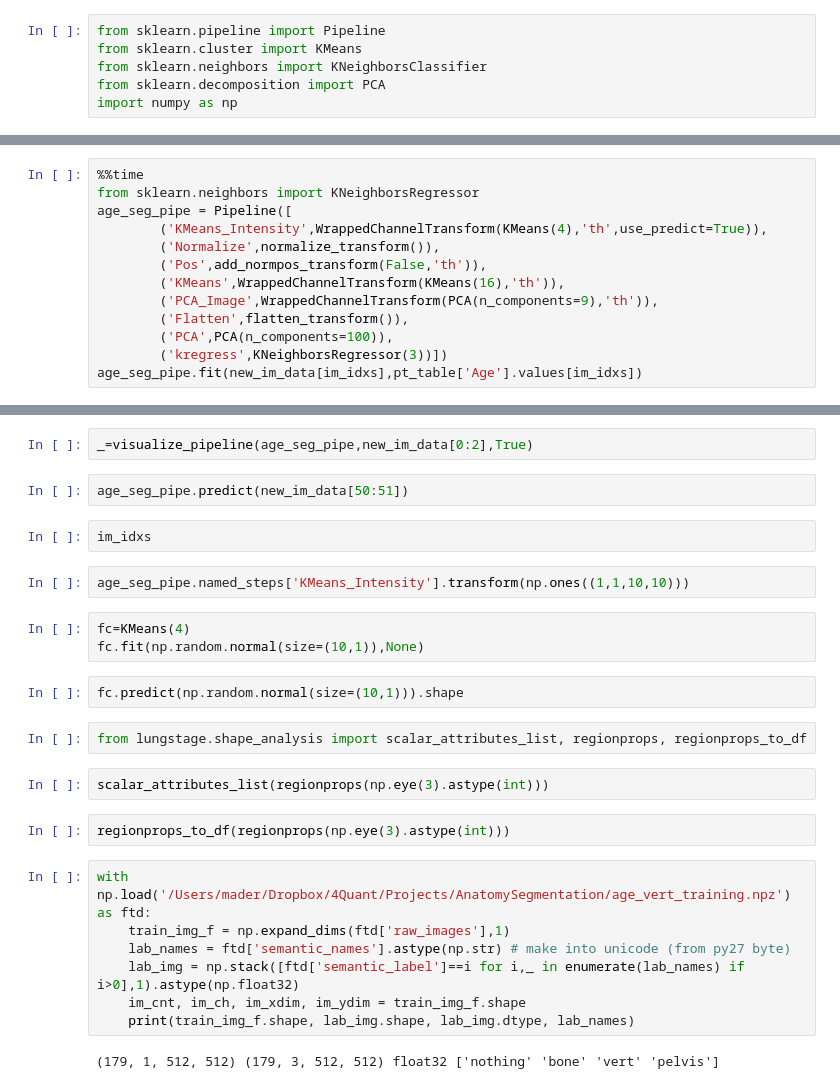
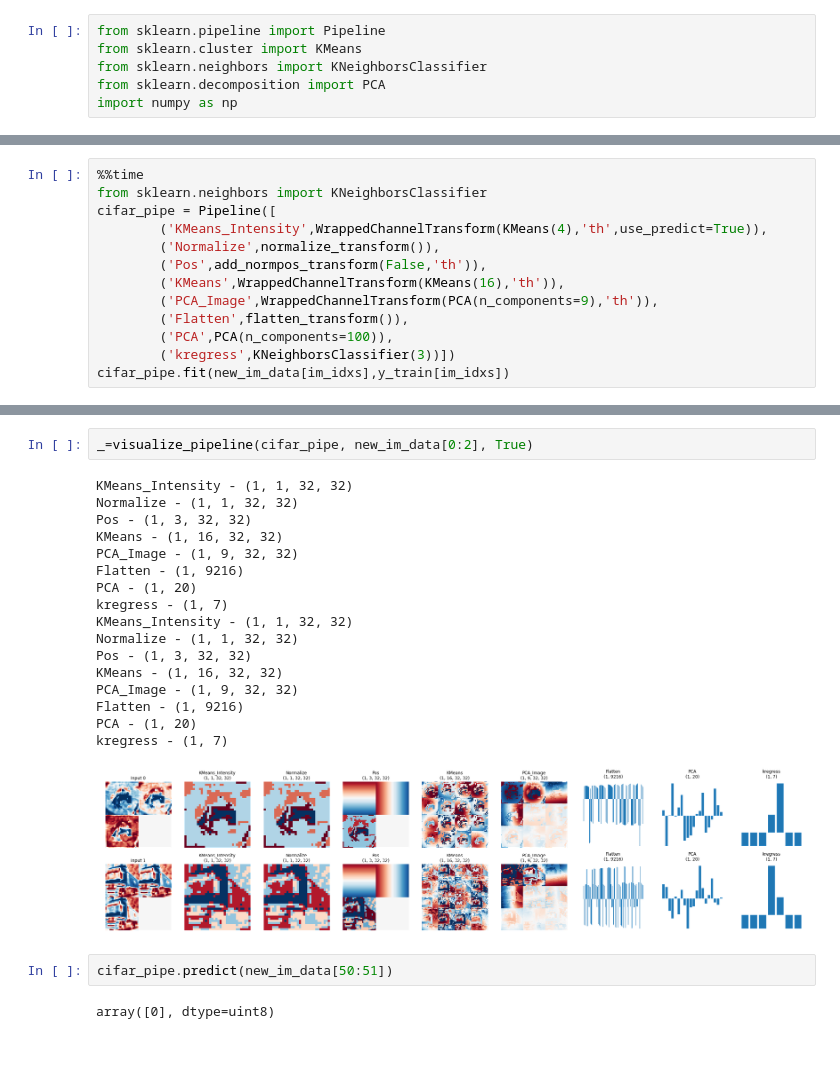
Before and after one commit to 4Quant/pyqae, a Jupyter notebook: notebooks/Pipelines/pyqae demo.ipynb, the cells around one changed output, grey strips where cells are left out. Drawn from its saved outputs; the diff is of its cells as text; blank space fills up the shorter version.

```diff
--- a/notebooks/Pipelines/pyqae demo.ipynb
+++ b/notebooks/Pipelines/pyqae demo.ipynb
@@ -83,7 +88,7 @@ new_im_data.shape
 # %%
 %%time
-from sklearn.neighbors import KNeighborsRegressor
-age_seg_pipe = Pipeline([
+from sklearn.neighbors import KNeighborsClassifier
+cifar_pipe = Pipeline([
         ('KMeans_Intensity',WrappedChannelTransform(KMeans(4),'th',use_predict=True)),
         ('Normalize',normalize_transform()),
         ('Pos',add_normpos_transform(False,'th')),
@@ -91,5 +96,5 @@ age_seg_pipe = Pipeline([
         ('PCA_Image',WrappedChannelTransform(PCA(n_components=9),'th')),
         ('Flatten',flatten_transform()),
         ('PCA',PCA(n_components=100)),
-        ('kregress',KNeighborsRegressor(3))])
-age_seg_pipe.fit(new_im_data[im_idxs],pt_table['Age'].values[im_idxs])
+        ('kregress',KNeighborsClassifier(3))])
+cifar_pipe.fit(new_im_data[im_idxs],y_train[im_idxs])
@@ -96,28 +104,24 @@ age_seg_pipe.fit(new_im_data[im_idxs],pt_table['Age'].values[im_idxs])
 # %%
-_=visualize_pipeline(age_seg_pipe,new_im_data[0:2],True)
+_=visualize_pipeline(cifar_pipe, new_im_data[0:2], True)
+# %% [output]
+KMeans_Intensity - (1, 1, 32, 32)
+Normalize - (1, 1, 32, 32)
+Pos - (1, 3, 32, 32)
+KMeans - (1, 16, 32, 32)
+PCA_Image - (1, 9, 32, 32)
+Flatten - (1, 9216)
+PCA - (1, 20)
+kregress - (1, 7)
+KMeans_Intensity - (1, 1, 32, 32)
+Normalize - (1, 1, 32, 32)
+Pos - (1, 3, 32, 32)
+KMeans - (1, 16, 32, 32)
+PCA_Image - (1, 9, 32, 32)
+Flatten - (1, 9216)
+PCA - (1, 20)
+kregress - (1, 7)
+[figure, added]
 # %%
-age_seg_pipe.predict(new_im_data[50:51])
+cifar_pipe.predict(new_im_data[50:51])
+# %% [output]
+array([0], dtype=uint8)
-# %%
-im_idxs
-# %%
-age_seg_pipe.named_steps['KMeans_Intensity'].transform(np.ones((1,1,10,10)))
-# %%
-fc=KMeans(4)
-fc.fit(np.random.normal(size=(10,1)),None)
-# %%
-fc.predict(np.random.normal(size=(10,1))).shape
-# %%
-from lungstage.shape_analysis import scalar_attributes_list, regionprops, regionprops_to_df
-# %%
-scalar_attributes_list(regionprops(np.eye(3).astype(int)))
-# %%
-regionprops_to_df(regionprops(np.eye(3).astype(int)))
-# %%
-with np.load('/Users/mader/Dropbox/4Quant/Projects/AnatomySegmentation/age_vert_training.npz') as ftd:
-    train_img_f = np.expand_dims(ftd['raw_images'],1)
-    lab_names = ftd['semantic_names'].astype(np.str) # make into unicode (from py27 byte)
-    lab_img = np.stack([ftd['semantic_label']==i for i,_ in enumerate(lab_names) if i>0],1).astype(np.float32)
-    im_cnt, im_ch, im_xdim, im_ydim = train_img_f.shape
-    print(train_img_f.shape, lab_img.shape, lab_img.dtype, lab_names)
-# %% [output]
-(179, 1, 512, 512) (179, 3, 512, 512) float32 ['nothing' 'bone' 'vert' 'pelvis']
```
Also changed, not shown: parts of 17 cells of this notebook, 2 other files.
